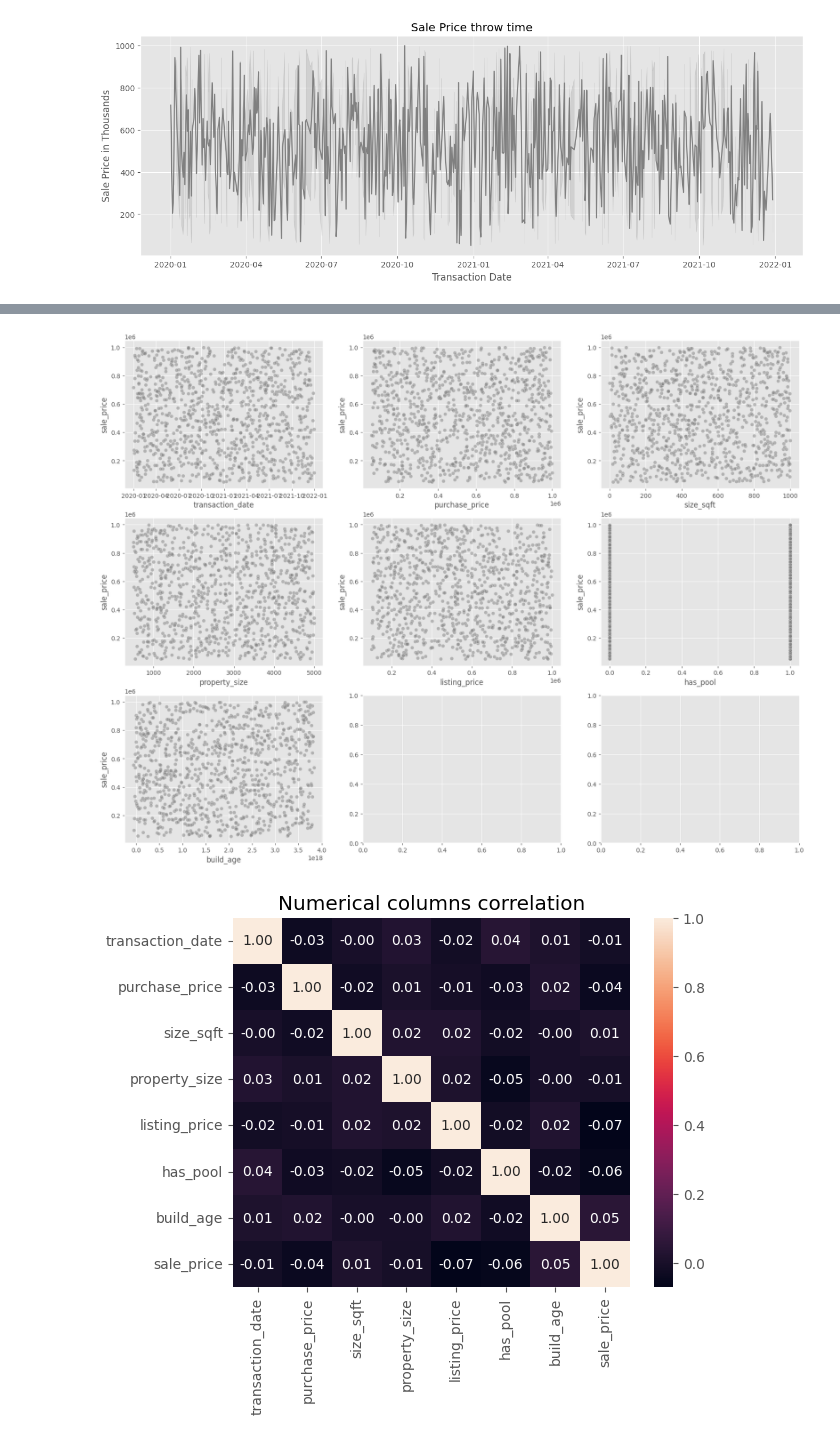
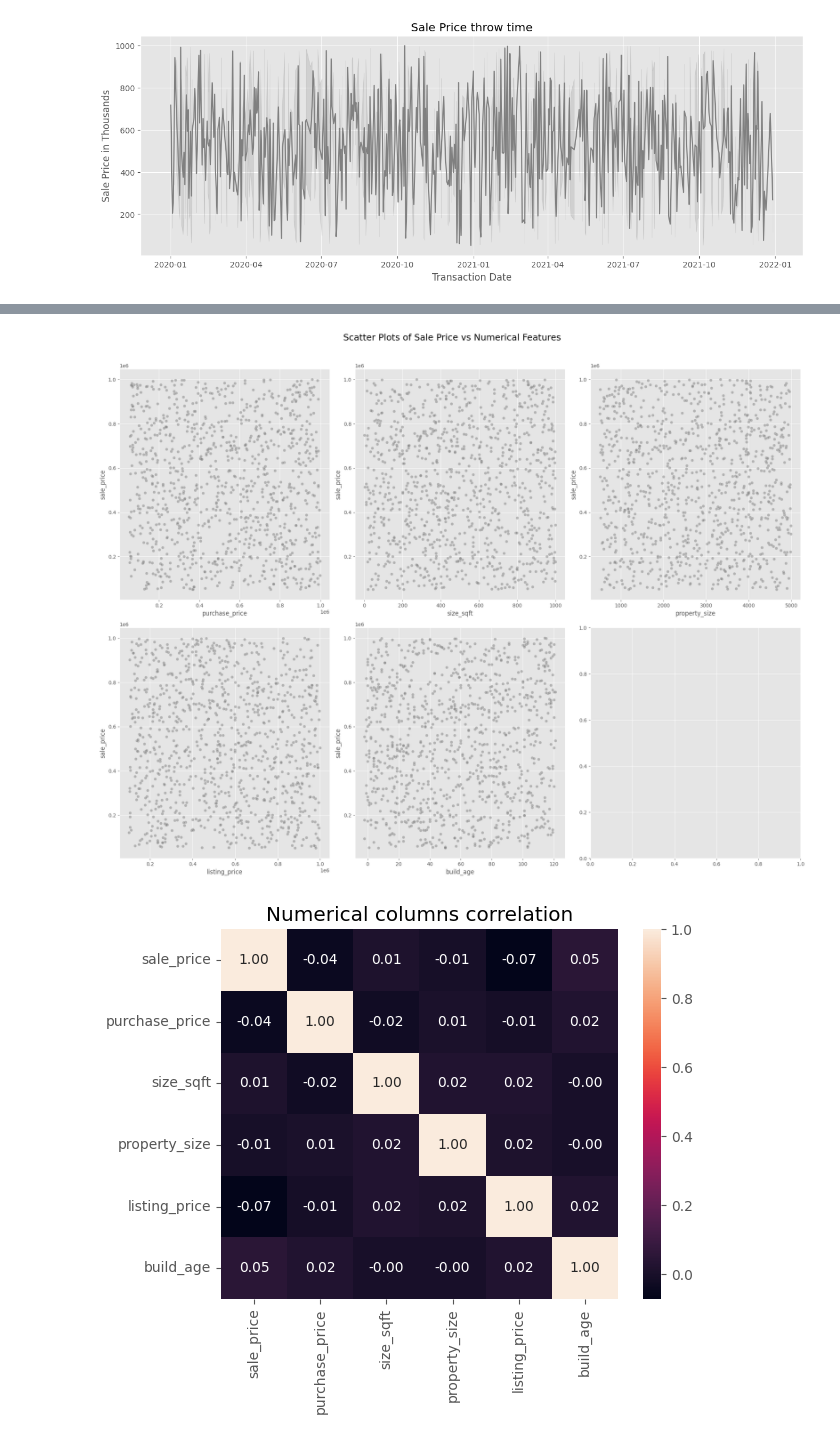
Before and after one commit to Julio-M-Siqueira/aMORA-Test, a Jupyter notebook: notebook.ipynb, the cells around one changed output, grey strips where cells are left out. Saved outputs shown, nothing was run; the diff lists cells and outputs as text; code cells hidden in the pictures.

```diff
--- a/notebook.ipynb
+++ b/notebook.ipynb
@@ -326,5 +335,5 @@ I have explored the target variable and features, and the relationship between t
 # %%
-df['build_age'] = df['transaction_date'] - df['year_built']
+df['build_age'] = (df['transaction_date'].dt.year - df['year_built'].dt.year).astype(int)
 df.drop('year_built', axis=1, inplace=True)
 # %%
 plt.figure(figsize=(8, 5))
@@ -352,5 +384,5 @@ plt.show()
 # %%
-cat_columns = df.select_dtypes('object').columns.to_list() + ['bedrooms', 'bathrooms', 'garage_spaces']
+cat_columns = df.select_dtypes('object').columns.to_list() + ['bedrooms', 'bathrooms', 'garage_spaces', 'has_pool']
 fig, axes = plt.subplots(2, 3, figsize=(20, 12))
 for i in range(len(cat_columns)):
     sns.barplot(x=cat_columns[i], y='sale_price', data=df, color='gray', ax=axes[i//3, i%3]).set(title=f'{cat_columns[i]} distribution vs sale_price')
@@ -390,13 +403,17 @@ df
+# %%
+from sklearn.preprocessing import StandardScaler
+num_columns = df.drop(cat_columns, axis=1).drop('sale_price', axis=1).drop('transaction_date', axis=1).columns
 # %%
-num_columns = df.drop(cat_columns, axis=1).drop('sale_price', axis=1).columns
 fig, axes = plt.subplots(len(num_columns)//3+1, 3, figsize=(20, 15))
 for i in range(len(num_columns)):
     sns.scatterplot(x=num_columns[i], y='sale_price', data=df, color='gray', ax=axes[i//3, i%3], alpha=.5)
+fig.suptitle('Scatter Plots of Sale Price vs Numerical Features', fontsize=18, y=1.02)
+plt.tight_layout()
 plt.show()
 # %% [output]
-[figure, old version]
+[figure, new version]
 # %%
-sns.heatmap(df[num_columns.to_list() + ['sale_price']].corr(), annot=True, fmt=".2f").set(title='Numerical columns correlation')
+sns.heatmap(df[['sale_price'] + num_columns.to_list()].corr(), annot=True, fmt=".2f").set(title='Numerical columns correlation')
 plt.show()
 # %% [output]
-[figure, old version]
+[figure, new version]
```
Also changed, not shown: parts of 10 cells of this notebook.
